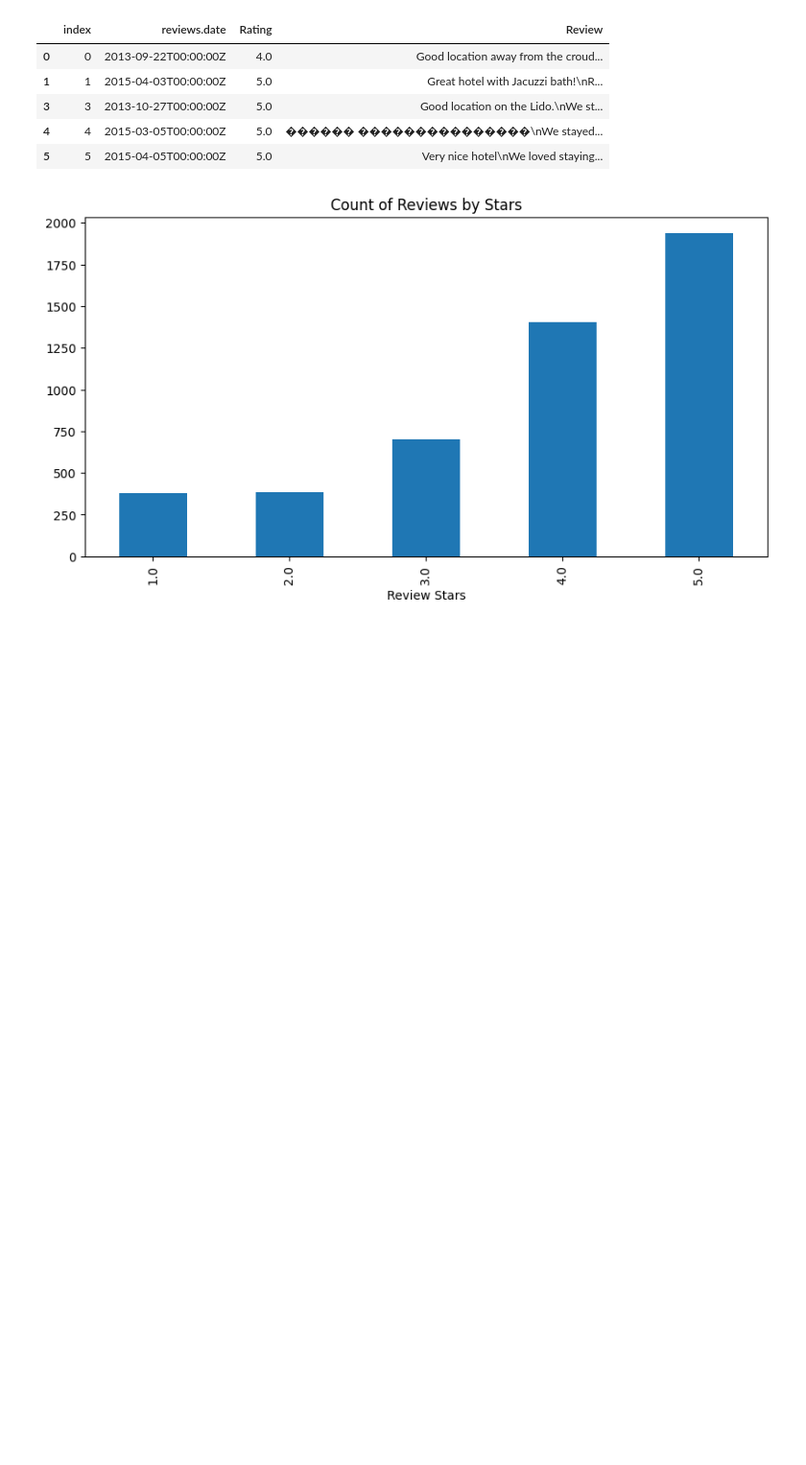
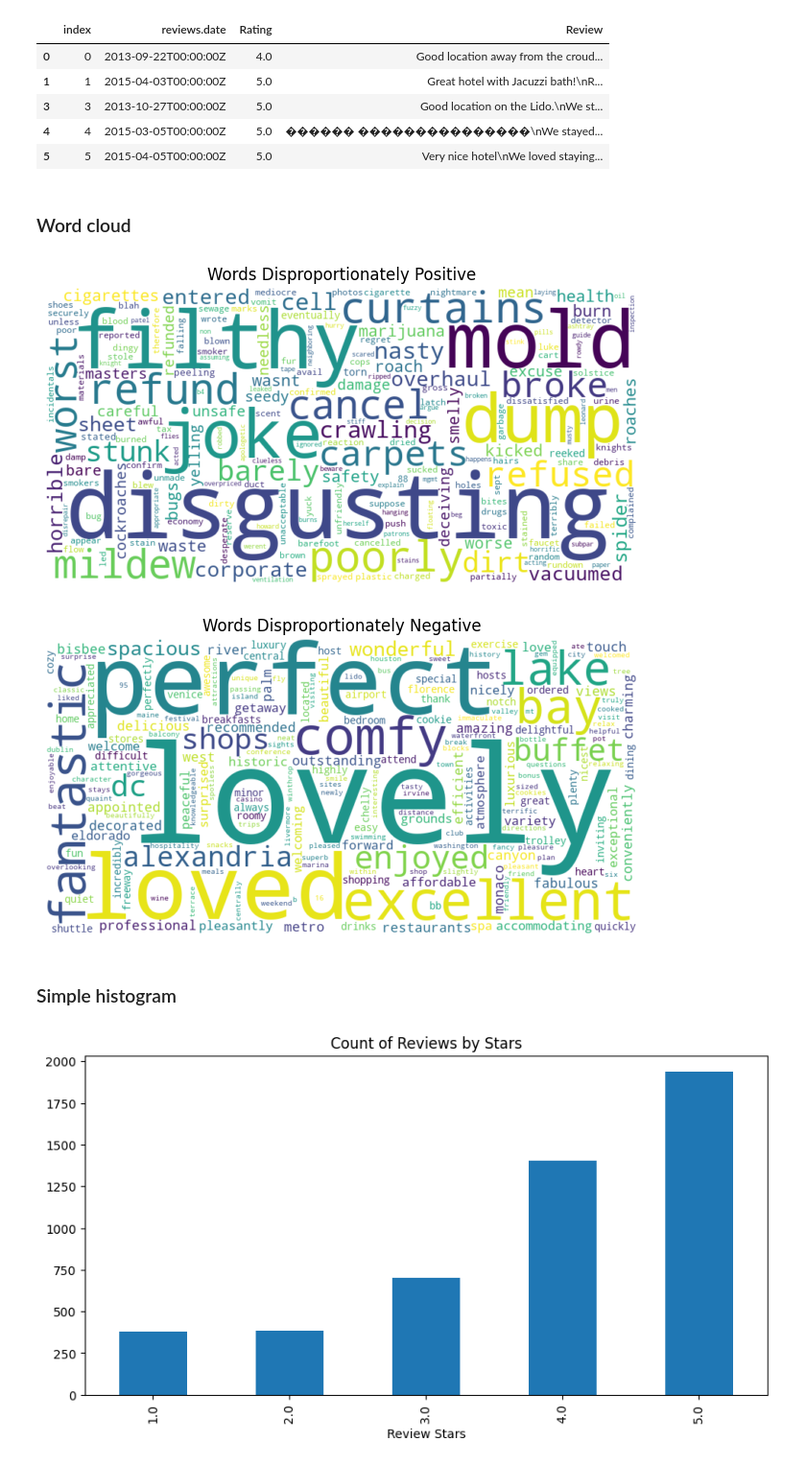
Before and after one commit to juliuseg/CompToolsDatascience41, a Jupyter notebook: sentimentAnalysisHotels.ipynb, the cells around one changed output. Shown at 96% size. Saved outputs shown, nothing was run; the diff lists cells and outputs as text; code cells hidden in the pictures; blank space fills up the shorter version.

```diff
--- a/sentimentAnalysisHotels.ipynb
+++ b/sentimentAnalysisHotels.ipynb
@@ -78,6 +78,48 @@ df.head()
 | 3 | 3 | 2013-10-27T00:00:00Z | 5.0 | Good location on the Lido.\nWe st... |
 | 4 | 4 | 2015-03-05T00:00:00Z | 5.0 | ������ ���������������\nWe stayed... |
 | 5 | 5 | 2015-04-05T00:00:00Z | 5.0 | Very nice hotel\nWe loved staying... |
+# %% [markdown]
+### Word cloud
+# %%
+from collections import Counter
+import numpy as np
+import re
+from wordcloud import WordCloud
+import matplotlib.pyplot as plt
+
+def tokenize(text):
+    return re.findall(r'\b\w+\b', text.lower())
+
+def make_weighted_wc(group1_texts, group2_texts, title):
+    # Count words
+    c1 = Counter(token for text in group1_texts for token in tokenize(str(text)))
+    c2 = Counter(token for text in group2_texts for token in tokenize(str(text)))
+
+    # Compute weighted ratio
+    weights = {}
+    for w in set(c1.keys()) | set(c2.keys()):
+        a, b = c1[w], c2[w]
+        weights[w] = a / max(b, 1)  # avoid divide-by-zero
+
+    # Build word cloud from weighted frequencies
+    wc = WordCloud(width=800, height=400, background_color="white").generate_from_frequencies(weights)
+    plt.figure(figsize=(8,4))
+    plt.imshow(wc, interpolation="bilinear")
+    plt.axis("off")
+    plt.title(title)
+    plt.show()
+
+# Example usage
+pos_texts = df.loc[df.Rating < 3, "Review"]
+neg_texts = df.loc[df.Rating > 3, "Review"]
+
+make_weighted_wc(pos_texts, neg_texts, "Words Disproportionately Positive")
+make_weighted_wc(neg_texts, pos_texts, "Words Disproportionately Negative")
+# %% [output]
+[figure, added]
+[figure, added]
+# %% [markdown]
+### Simple histogram
 # %%
 ax = df['Rating'].value_counts().sort_index() \
     .plot(kind='bar',
```
Also changed, not shown: parts of 3 cells of this notebook, 9 other files.
